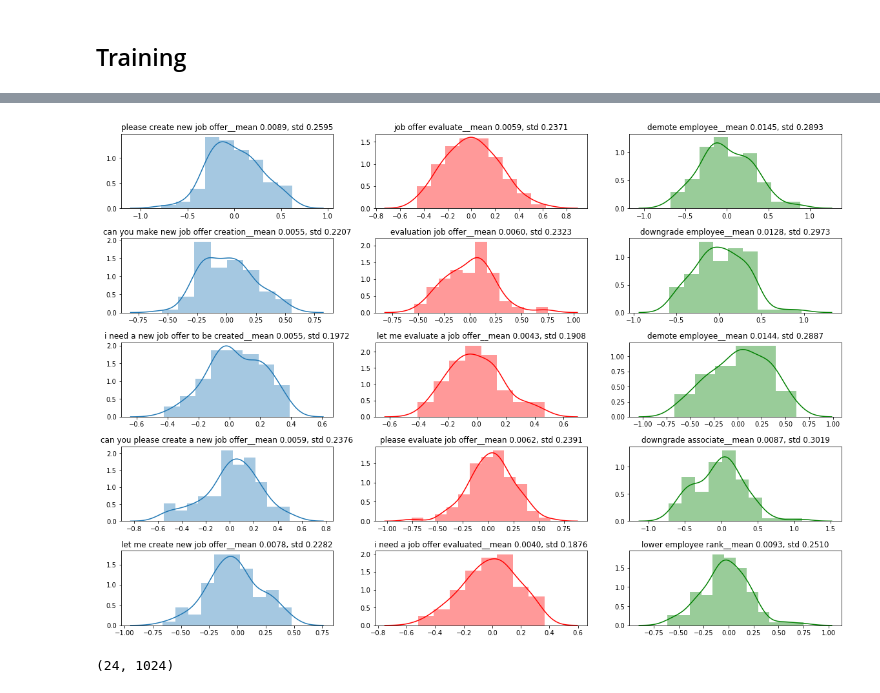
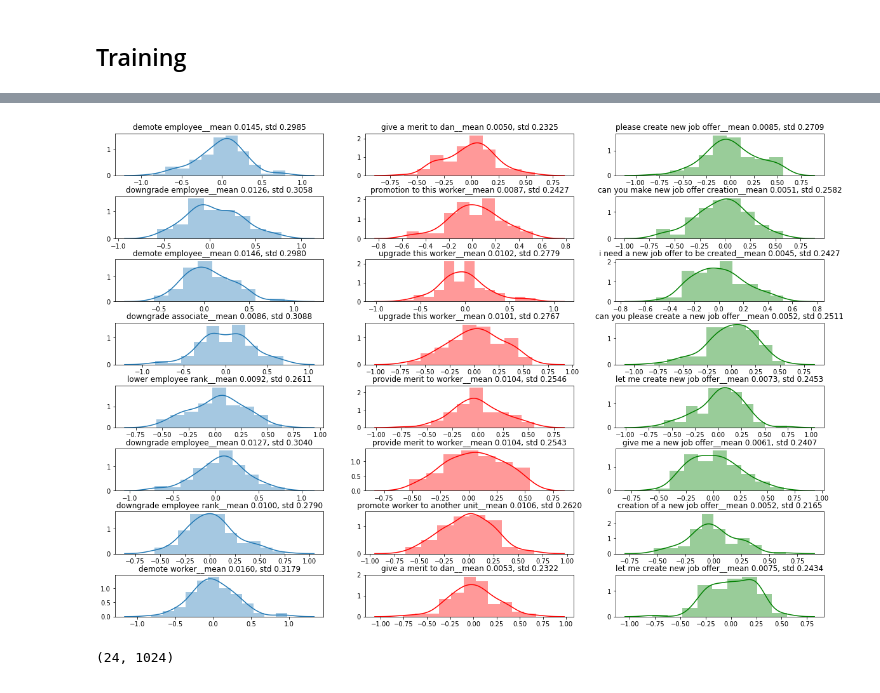
Before and after one commit to rsilveira79/embeddings_augmentation, a Jupyter notebook: 5_elmo_classifier_augmentation.ipynb, the cells around one changed output, grey strips where cells are left out. Cells and saved outputs as stored; diff of their text form; code cells hidden in the pictures.

```diff
--- a/5_elmo_classifier_augmentation.ipynb
+++ b/5_elmo_classifier_augmentation.ipynb
@@ -50,17 +57,11 @@ prefix = 'vectors'   # replace this with your own prefix
 elmo_weights_key = '{}/elmo_2x4096_512_2048cnn_2xhighway_5.5B_weights.hdf5'.format(prefix)
 #elmo_weights_key = '{}/elmo_2x1024_128_2048cnn_1xhighway_weights.hdf5'.format(prefix)
 elmo_weights_key_path = os.path.join('s3://', bucket, elmo_weights_key)
-
+elmo_weights_key_path = '../../vectors/elmo_2x4096_512_2048cnn_2xhighway_5.5B_weights.hdf5'
 elmo_config_key = '{}/elmo_2x4096_512_2048cnn_2xhighway_5.5B_options.json'.format(prefix)
 #elmo_config_key = '{}/elmo_2x1024_128_2048cnn_1xhighway_options.json'.format(prefix)
 elmo_config_key_path = os.path.join('s3://', bucket, elmo_config_key)
-
-### BERT Instance
-
-#bert_type = 'bert-base-uncased'
-#bert_model = BertModel.from_pretrained(bert_type)
-#bert_embedder = BertEmbedder(bert_model, top_layer_only = True)
-#bert_embedder = bert_embedder.cuda()
+elmo_config_key_path = '../../vectors/elmo_2x4096_512_2048cnn_2xhighway_5.5B_options.json'
 
 ### Elmo Instance
 elmo = Elmo(elmo_config_key_path,
@@ -300,10 +279,10 @@ model = MLPUncertainty(inputdim = INP_DIM ,
               nhidden = NHIDDEN,
               nclasses = NUM_LABELS,
               dropout = DROPOUT,
-              cudaEfficient = True)
-device = torch.device("cuda:0")
-model = model.to(device)
-model.cuda()
+              cudaEfficient = False)
+#device = torch.device("cuda:0")
+#model = model.to(device)
+#model.cuda()
 # %% [markdown]
 ## Training
 # %%
@@ -325,8 +304,8 @@ for epoch in range(max_epochs):
 
         ## Step 1 - Clear gradients w.r.t. parameters
         optimizer.zero_grad()
-        sent = Variable(sent.cuda())
-        label = Variable(label.cuda())
+        #sent = Variable(sent.cuda())
+        #label = Variable(label.cuda())
 
         ## Step 2 - Run forward pass
         output = model.forward(sent)
@@ -344,9 +323,9 @@ for epoch in range(max_epochs):
             total = 0
 
             for sent, label in testing_loader:
-                sent = Variable(sent.cuda())
+                #sent = Variable(sent.cuda())
                 #sent = Variable(get_elmo_batch(sent))
-                label = Variable(label.cuda())
+                #label = Variable(label.cuda())
 
                 # Forward pass only to get logits/output
                 output = model.forward(sent)
@@ -443,6 +415,0 @@ training_set.len
-# %%
-sent = "change worker birth"
-sent = sent.split()
-character_ids = batch_to_ids(sent)
-embeddings = elmo(character_ids)
-rep = embeddings['elmo_representations'][0]
@@ -598,17 +469,17 @@ tensor([[[-2.8060e-01, -1.5372e-01,  2.9022e-01,  ...,  7.1704e-02,
 # %%
-f, axs = plt.subplots(figsize=(20, 14),nrows=len(list_intents_1),ncols=3)
-plt.subplots_adjust(hspace = 0.4)
-for i,phrase in enumerate(list_intents_1):
+f, axs = plt.subplots(figsize=(20, 14),nrows=len(list_intents['demote']),ncols=3)
+plt.subplots_adjust(hspace = 0.5)
+for i,phrase in enumerate(list_intents['demote']):
     sample, mean, std = get_phrase_dist(phrase)
     sns.distplot(sample, ax=axs[i][0]).set_title(phrase + "__mean {:.4f}, std {:.4f}".format(mean, std))
-for i,phrase in enumerate(list_intents_2):
+for i,phrase in enumerate(list_intents['promote']):
     sample, mean, std = get_phrase_dist(phrase)
     sns.distplot(sample, ax=axs[i][1],color="r").set_title(phrase + "__mean {:.4f}, std {:.4f}".format(mean, std))
-for i,phrase in enumerate(list_intents_3):
+for i,phrase in enumerate(list_intents['jobOffer.create']):
     sample, mean, std = get_phrase_dist(phrase)
     sns.distplot(sample, ax=axs[i][2],color="g").set_title(phrase + "__mean {:.4f}, std {:.4f}".format(mean, std))
 # %% [output]
-[figure, old version]
+[figure, new version]
 # %%
 ## Plot phrases for given dataset
 n_phrase_samples = 5
```
Also changed, not shown: parts of 46 cells of this notebook, 1 other file.
